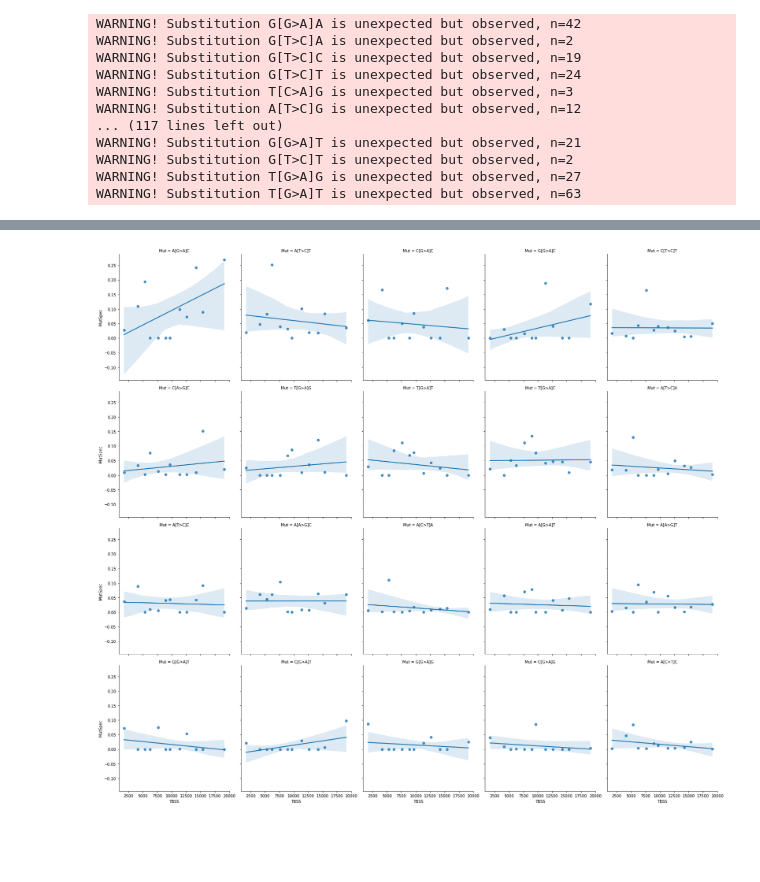
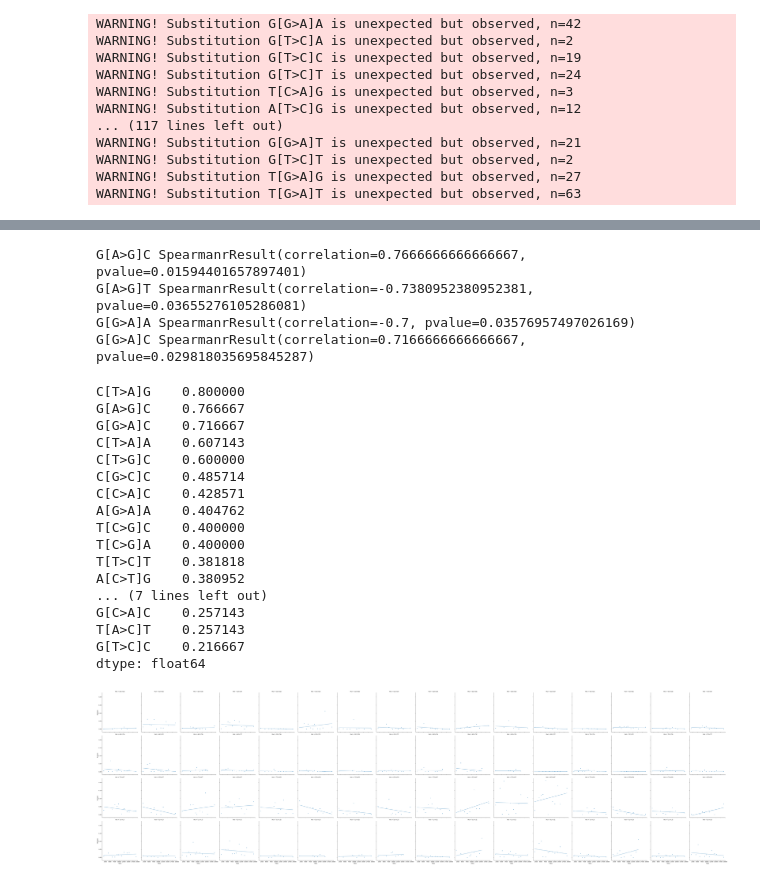
Before and after one commit to mitoclub/mtdnaMutSpecOfCancers, a Jupyter notebook: notebooks/human_global_tree_muts_EDA.ipynb, the cells around one changed output, grey strips where cells are left out. Cells and saved outputs as stored; diff of their text form; code cells hidden in the pictures; blank space fills up the shorter version.

```diff
--- a/notebooks/human_global_tree_muts_EDA.ipynb
+++ b/notebooks/human_global_tree_muts_EDA.ipynb
@@ -572,9 +577,13 @@ for gname in prot_ref.GeneName.unique():
 
     ms192 = calculate_mutspec(obs_muts, exp_muts192syn[gname], use_context=True)
     ms12 = calculate_mutspec(obs_muts, exp_muts12syn[gname], use_context=False)
-    # don't use unexpected mutations
-    ms192["RawMutSpec"] = np.where((ms192.ObsFr > 0) & (ms192.ExpFr == 0), 0, ms192.RawMutSpec)
-    ms192["MutSpec"] = ms192["RawMutSpec"] / ms192["RawMutSpec"].sum()
+    ms12 = ms12[ms12.ObsFr > 0]
+    ms192 = ms192[ms192.ObsFr > 0]
+    # # don't use unexpected mutations
+    # ms192["RawMutSpec"] = np.where((ms192.ObsFr > 0) & (ms192.ExpFr == 0), 0, ms192.RawMutSpec)
+    # ms192["MutSpec"] = ms192["RawMutSpec"] / ms192["RawMutSpec"].sum()
+    # ms12 = ms12[ms12.ExpFr > 0]
+    # ms192 = ms192[ms192.ExpFr > 0]
 
     ms192["TBSS"] = tbss_mean
     ms192["GeneName"] = gname
@@ -625,10 +635,43 @@ plt.show()
+# %%
+# correlations
+significan_sbs192 = dict()
+for sbs, df in full_ms192.groupby("Mut"):
+    res = scipy.stats.spearmanr(df.MutSpec, df.TBSS)
+    if res.pvalue < 0.05 and df.shape[0] > 3:
+        print(sbs, res)
+    if res.correlation > 0.2 and df.shape[0] > 3:
+        significan_sbs192[sbs] = res.correlation
+pd.Series(significan_sbs192).sort_values(ascending=False)
+# %% [output]
+G[A>G]C SpearmanrResult(correlation=0.7666666666666667, pvalue=0.01594401657897401)
+G[A>G]T SpearmanrResult(correlation=-0.7380952380952381, pvalue=0.03655276105286081)
+G[G>A]A SpearmanrResult(correlation=-0.7, pvalue=0.03576957497026169)
+G[G>A]C SpearmanrResult(correlation=0.7166666666666667, pvalue=0.029818035695845287)
+C[T>A]G    0.800000
+G[A>G]C    0.766667
+G[G>A]C    0.716667
+C[T>A]A    0.607143
+C[T>G]C    0.600000
+C[G>C]C    0.485714
+C[C>A]C    0.428571
+A[G>A]A    0.404762
+T[C>G]C    0.400000
+T[C>G]A    0.400000
+T[T>C]T    0.381818
+A[C>T]G    0.380952
+... (7 lines left out)
+G[C>A]C    0.257143
+T[A>C]T    0.257143
+G[T>C]C    0.216667
+dtype: float64
 # %%
-_valuable_muts = full_ms192.groupby("Mut").MutSpec.std().sort_values().tail(20).index.values
 sns.lmplot(
-    data=full_ms192[full_ms192.Mut.isin(_valuable_muts)],
-    x="TBSS", y="MutSpec", col="Mut", col_wrap=5, aspect=.9, col_order=_valuable_muts[::-1]
+    data=full_ms192,
+    x="TBSS", y="MutSpec", col="Mut", col_wrap=16, aspect=.9,
+    col_order=[x for x in ordered_sbs192 if x[2:5] in {"C>T", "A>G", "G>A", "T>C"}],
+    ci=None, markers=".", line_kws={"linewidth": 1}
 )
-plt.savefig("../figures/GlobalHumanTree/mutspec_lmplot192.pdf")
+plt.savefig("../figures/GlobalHumanTree/mutspec_lmplot192genes.pdf")
 plt.show()
 # %% [output]
-[figure, old version]
+[figure, new version]
```
Also changed, not shown: parts of 15 cells of this notebook, 6 other files.
